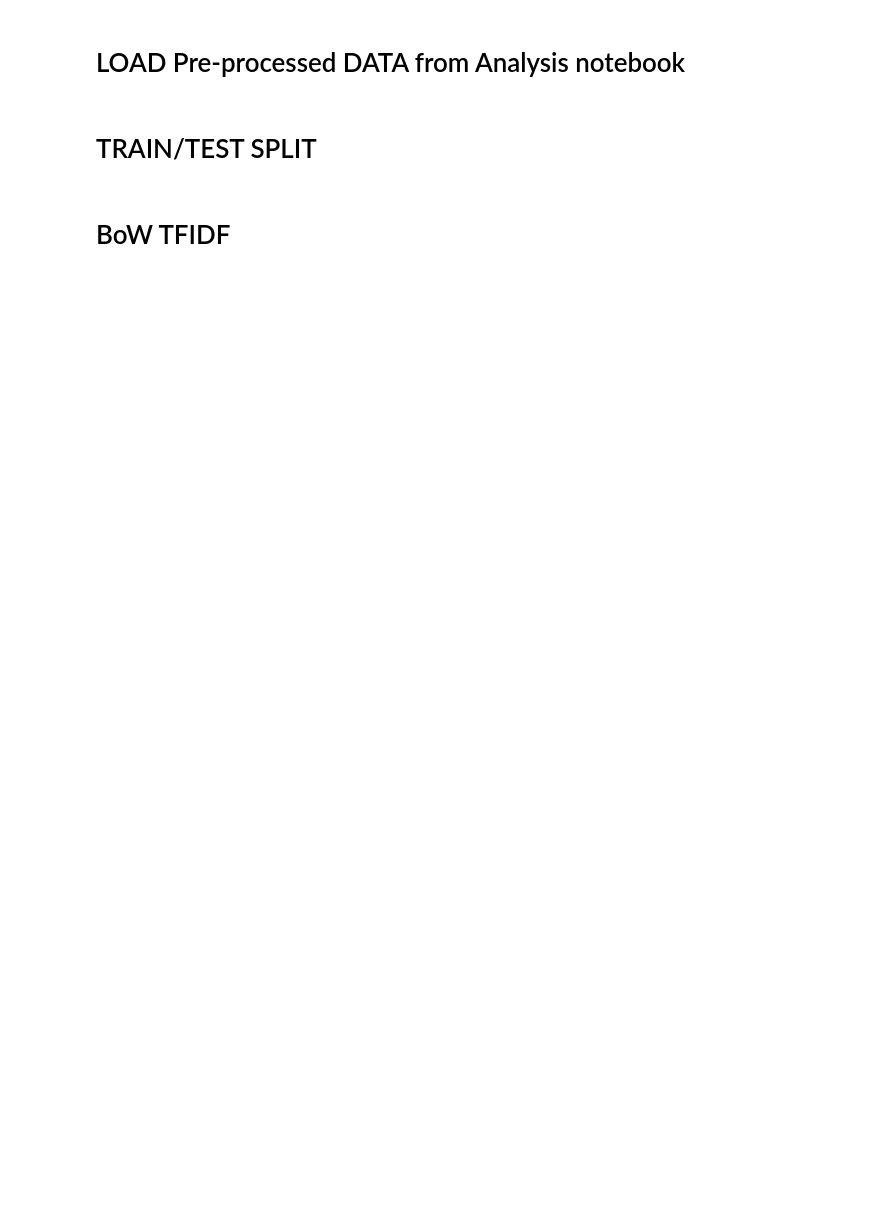
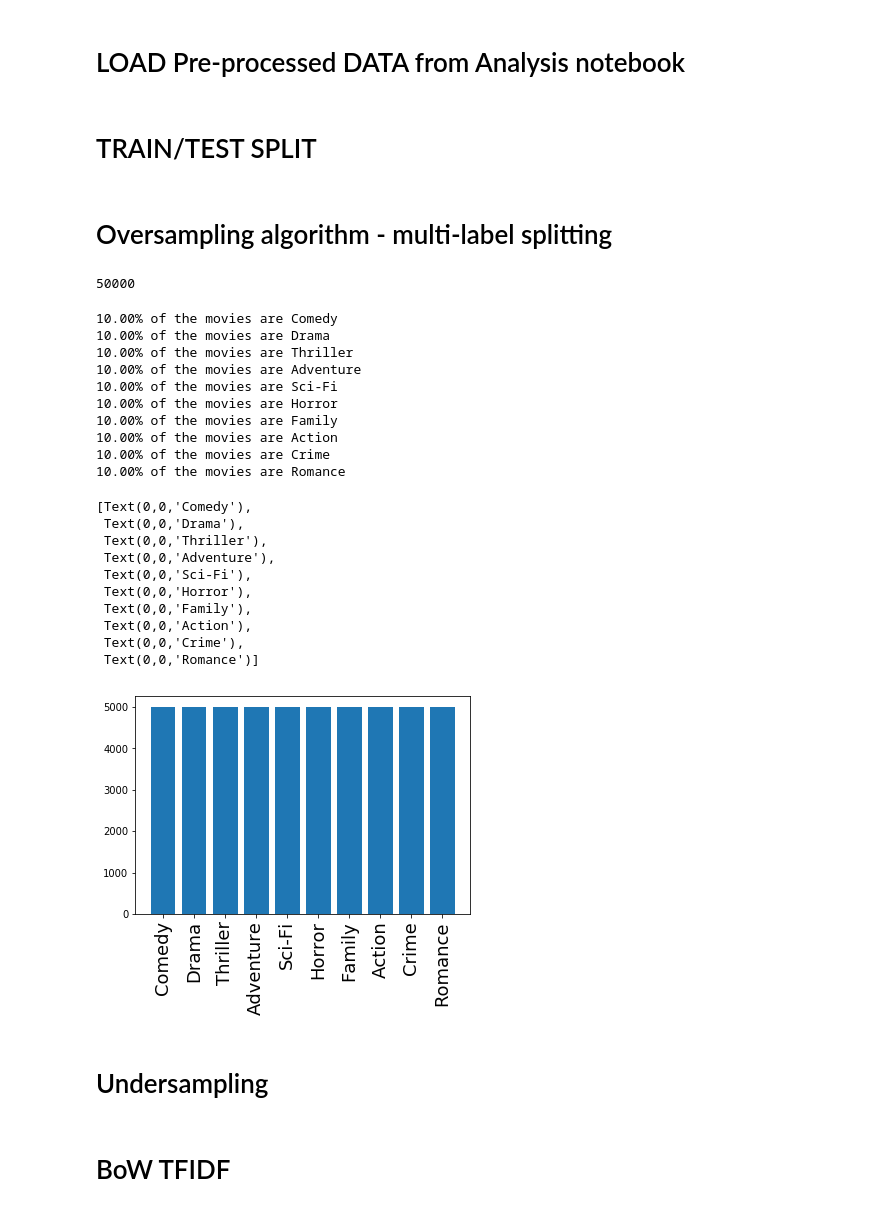
Before and after one commit to sharadv99/w266-Final-Proj, a Jupyter notebook: Neural_BOW_Model.ipynb, the cells around one changed output. Drawn from its saved outputs; the diff is of its cells as text; code cells hidden in the pictures; blank space fills up the shorter version.

```diff
--- a/Neural_BOW_Model.ipynb
+++ b/Neural_BOW_Model.ipynb
@@ -54,3 +56,78 @@ train_set, test_set = train_test_split(full_data, test_size=0.10, random_state=4
 
 #Separate training set into train and dev. Roughly 80% of original data is train, 10% dev, 10% test
 train_set, dev_set = train_test_split(train_set, test_size=0.11, random_state=42)
+# %% [markdown]
+# Oversampling algorithm - multi-label splitting
+# %%
+def oversample(df, max_records = 10):
+    max_per_genre = int(max_records/10)
+    new_df = pd.DataFrame(columns=list(df.columns))
+    genre_count = defaultdict(int)
+    record_count = 0
+    while record_count < max_records:
+        counter = 0
+        sample = df.sample(1, replace = True)
+        for i in list(itertools.chain(*sample["list_genres_consol"])):
+            if genre_count[i] == max_per_genre:
+                df = df[~df["list_genres_consol"].apply(lambda x: str(i) in x)]
+                continue
+            else:
+                counter += 1
+        if counter == len(sample["list_genres_consol"]):
+            new_df = new_df.append(sample)
+            record_count += 1
+            for i in list(itertools.chain(*sample["list_genres_consol"])):
+                genre_count[i] += 1
+    return new_df
+# %%
+#Generate sample
+start = time.time()
+sample_df = oversample(train_set, max_records=50000)
+end = time.time()
+print("Duration in seconds: ", end-start)
+# %%
+sample_count = defaultdict(int)
+
+def count_genres(row):
+    for i in row:
+        sample_count[i]+=1
+# %%
+len(sample_df)
+# %% [output]
+50000
+# %%
+sample_df["list_genres_consol"].apply(lambda row: count_genres(row))
+
+for key,val in sample_count.items():
+    print("{:0.2f}% of the movies are {}".format(100*val/len(sample_df), key))
+
+
+
+fig, ax = plt.subplots(1,1)
+ax.bar(range(len(sample_count.keys())), list(sample_count.values()))
+ax.set_xticks(range(len(sample_count.keys())))
+ax.set_xticklabels(list(sample_count.keys()), rotation='vertical', fontsize=18)
+# %% [output]
+10.00% of the movies are Comedy
+10.00% of the movies are Drama
+10.00% of the movies are Thriller
+10.00% of the movies are Adventure
+10.00% of the movies are Sci-Fi
+10.00% of the movies are Horror
+10.00% of the movies are Family
+10.00% of the movies are Action
+10.00% of the movies are Crime
+10.00% of the movies are Romance
+[Text(0,0,'Comedy'),
+ Text(0,0,'Drama'),
+ Text(0,0,'Thriller'),
+ Text(0,0,'Adventure'),
+ Text(0,0,'Sci-Fi'),
+ Text(0,0,'Horror'),
+ Text(0,0,'Family'),
+ Text(0,0,'Action'),
+ Text(0,0,'Crime'),
+ Text(0,0,'Romance')]
+[figure, added]
+# %% [markdown]
+# Undersampling
```
Also changed, not shown: parts of 40 cells of this notebook, 4 other files.
